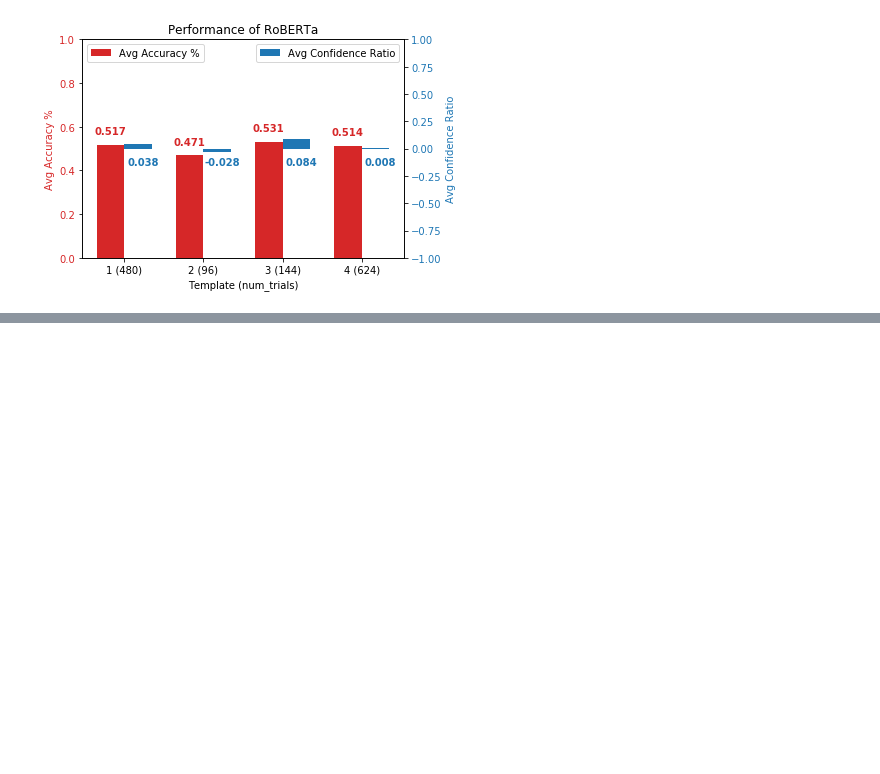
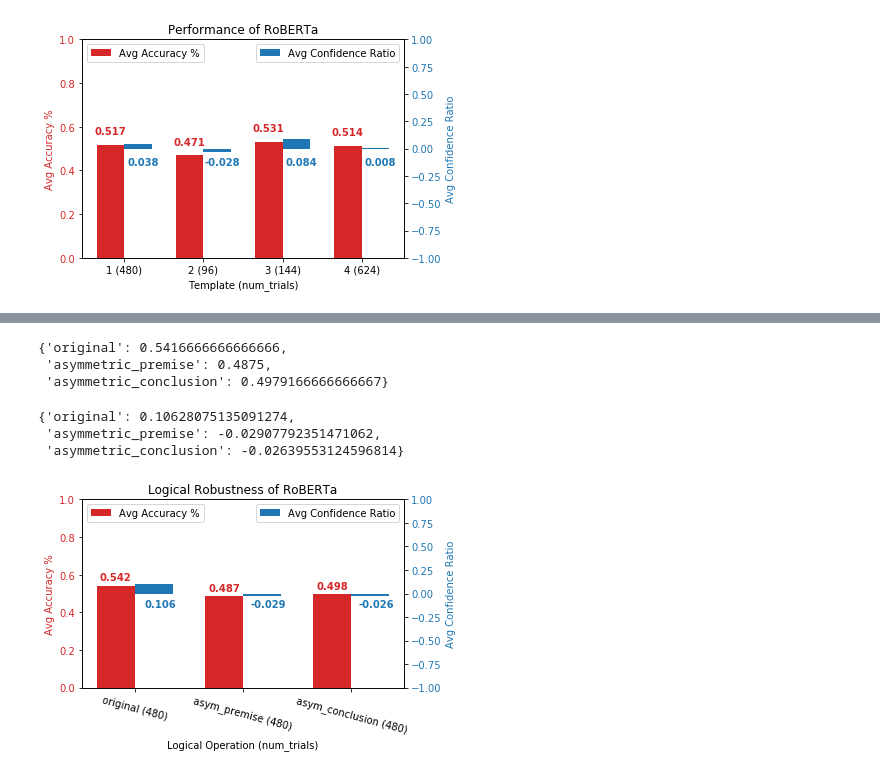
Before and after one commit to shaoxia57/common_sense_embedding_analysis, a Jupyter notebook: Generate_Plots.ipynb, the cells around one changed output, grey strips where cells are left out. Cells and saved outputs as stored; diff of their text form; code cells hidden in the pictures; blank space fills up the shorter version.

```diff
--- a/Generate_Plots.ipynb
+++ b/Generate_Plots.ipynb
@@ -232,0 +220,48 @@ False
+# %%
+logicial_operations = ["original", "asymmetric_premise", "asymmetric_conclusion"]
+# %%
+grouped_logical_accuracy = {}
+for operator in logicial_operations:
+    count = 0
+    total = 0
+    for key in perturbation_accuracy:
+        if key != "count":
+            if key.split("-")[1] == operator:
+                count += perturbation_accuracy[key]["count"]
+                total += perturbation_accuracy[key]["total"]
+    grouped_logical_accuracy[operator] = count / total
+# %%
+grouped_logical_accuracy
+# %% [output]
+{'original': 0.5416666666666666,
+ 'asymmetric_premise': 0.4875,
+ 'asymmetric_conclusion': 0.4979166666666667}
+# %%
+grouped_logical_ratio = {}
+for operator in logicial_operations:
+    count = 0
+    total = 0
+    for key in perturbation_accuracy:
+        if key != "count":
+            if key.split("-")[1] == operator:
+                count += perturbation_ratio[key]["count"]
+                total += perturbation_ratio[key]["total"]
+    grouped_logical_ratio[operator] = count / total
+# %%
+grouped_logical_ratio
+# %% [output]
+{'original': 0.10628075135091274,
+ 'asymmetric_premise': -0.02907792351471062,
+ 'asymmetric_conclusion': -0.02639553124596814}
+# %%
+x_labels = ["original (480)", "asym_premise (480)", "asym_conclusion (480)"]
+x_label = "Logical Operation (num_trials)"
+left_units = "Avg Accuracy %"
+right_units = "Avg Confidence Ratio"
+left_bar_data = [round(grouped_logical_accuracy[key], 3) for key in grouped_logical_ratio]
+right_bar_data = [round(grouped_logical_ratio[key], 3) for key in grouped_logical_ratio]
+title = "Logical Robustness of RoBERTa"
+display_two_axis_bar_plot(x_labels, x_label, left_units, right_units,
+                              left_bar_data, right_bar_data, title, True)
+# %% [output]
+[figure, added]
```
Also changed, not shown: parts of 10 cells of this notebook, 6 other files.
